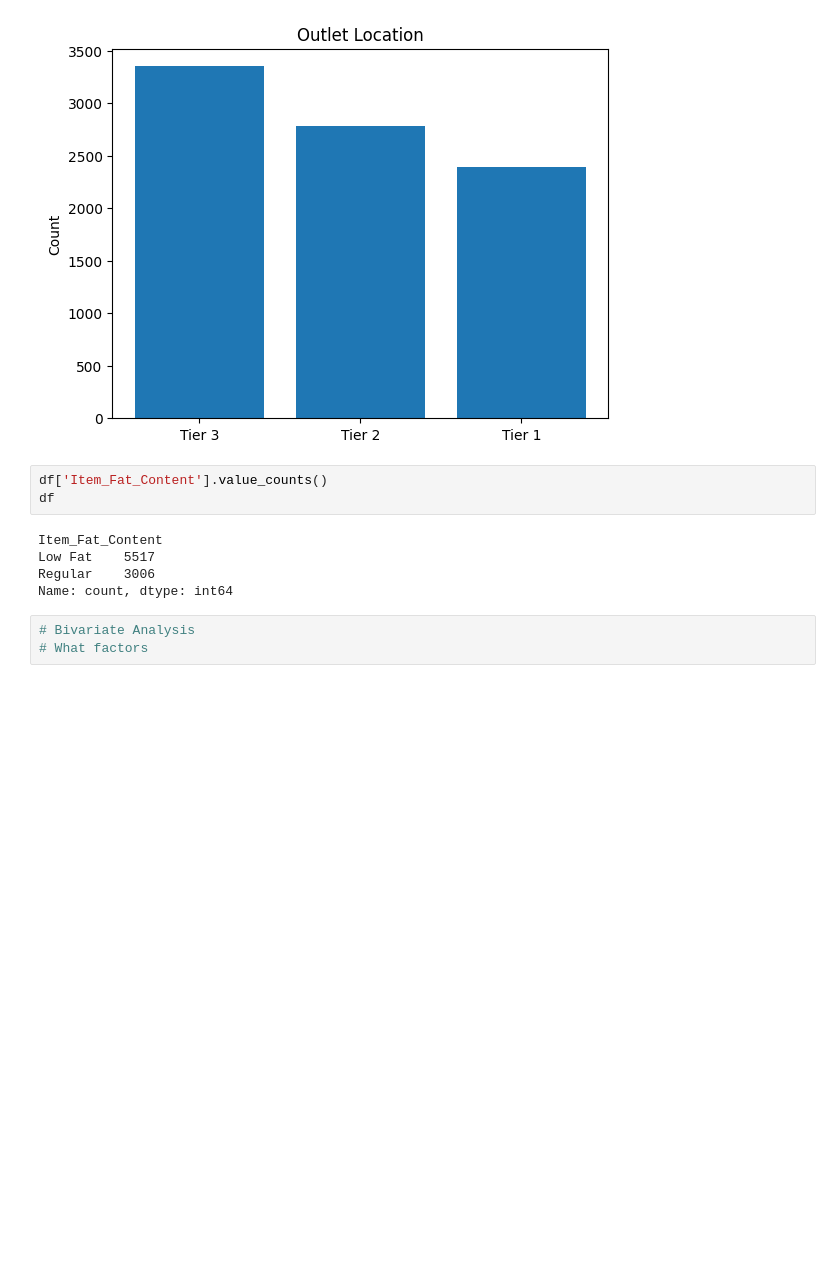
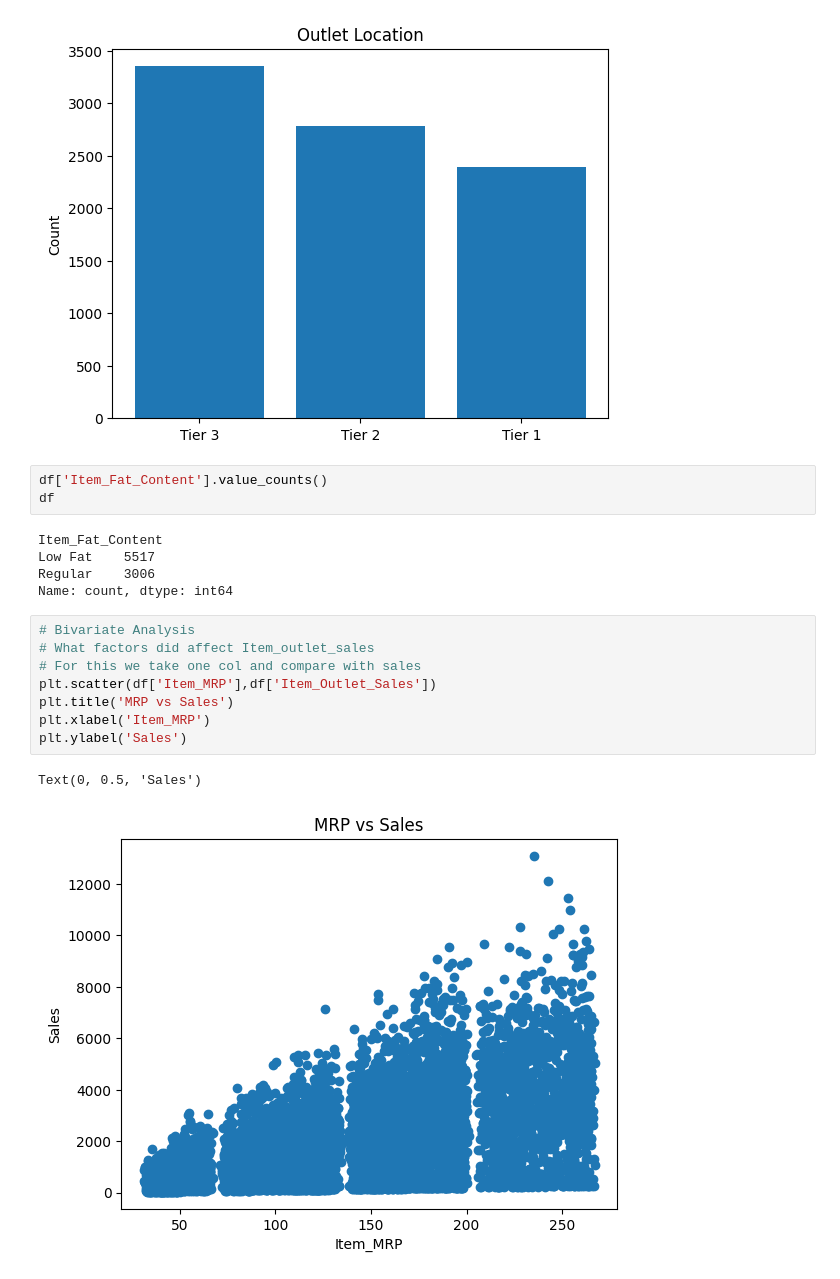
Before and after one commit to kebalkhadka/EDA, a Jupyter notebook: app.ipynb, the cells around one changed output. Drawn from its saved outputs; the diff is of its cells as text; blank space fills up the shorter version.

```diff
--- a/app.ipynb
+++ b/app.ipynb
@@ -338,4 +338,12 @@ Regular    3006
 Name: count, dtype: int64
 # %%
 # Bivariate Analysis
-# What factors
+# What factors did affect Item_outlet_sales
+# For this we take one col and compare with sales
+plt.scatter(df['Item_MRP'],df['Item_Outlet_Sales'])
+plt.title('MRP vs Sales')
+plt.xlabel('Item_MRP')
+plt.ylabel('Sales')
+# %% [output]
+Text(0, 0.5, 'Sales')
+[figure, added]
```
Also changed, not shown: parts of 6 cells of this notebook.
